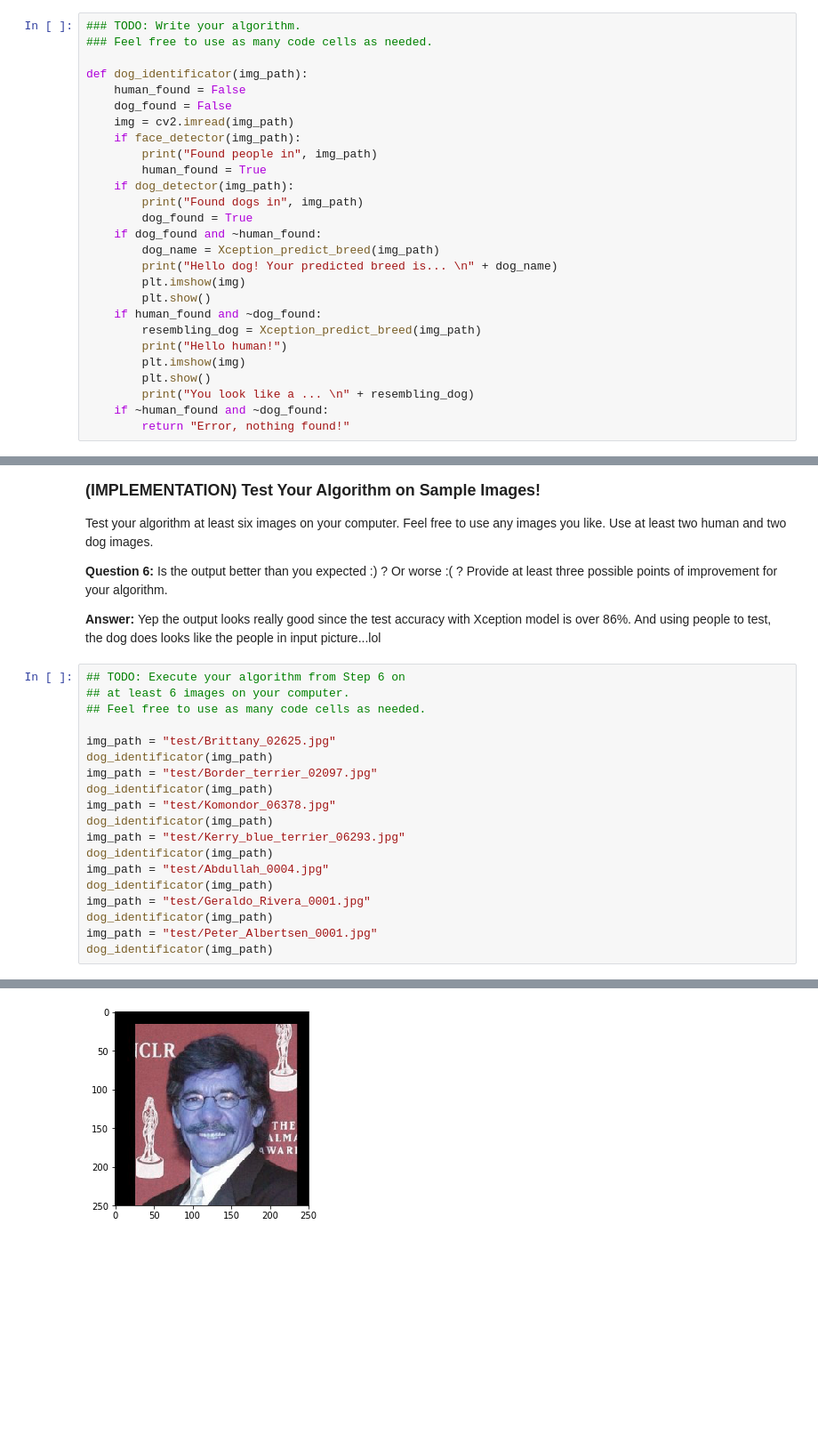
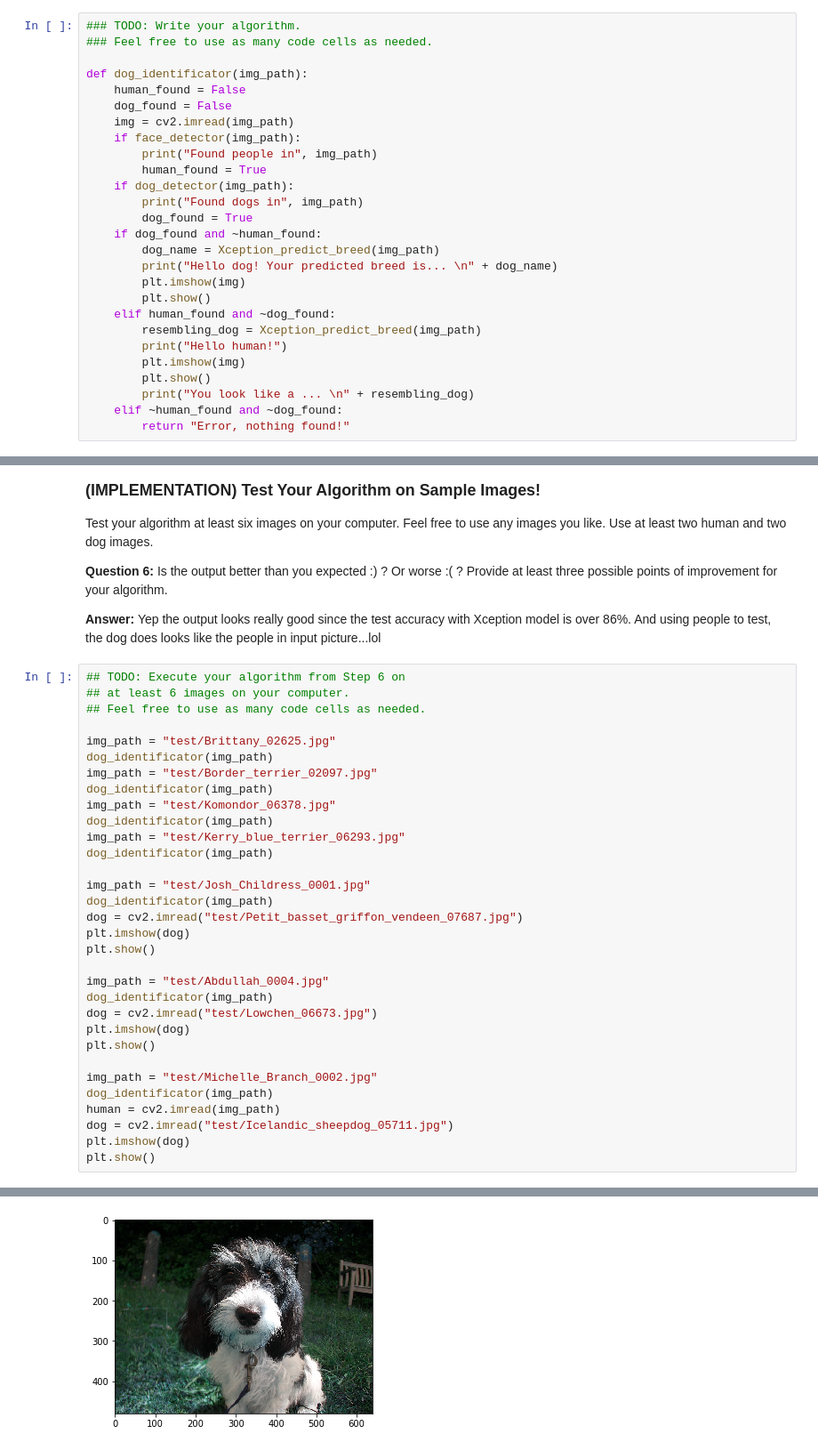
Before and after one commit to zetian/dog-project, a Jupyter notebook: dog_app.ipynb, the cells around one changed output, grey strips where cells are left out. Shown at 89% size. Cells and saved outputs as stored; diff of their text form; blank space fills up the shorter version.

```diff
--- a/dog_app.ipynb
+++ b/dog_app.ipynb
@@ -850,13 +850,13 @@ def dog_identificator(img_path):
         print("Hello dog! Your predicted breed is... \n" + dog_name)
         plt.imshow(img)
         plt.show()
-    if human_found and ~dog_found:
+    elif human_found and ~dog_found:
         resembling_dog = Xception_predict_breed(img_path)
         print("Hello human!")
         plt.imshow(img)
         plt.show()
         print("You look like a ... \n" + resembling_dog)
-    if ~human_found and ~dog_found:
+    elif ~human_found and ~dog_found:
         return "Error, nothing found!"
 # %% [markdown]
 ---
@@ -885,11 +885,24 @@ img_path = "test/Komondor_06378.jpg"
 dog_identificator(img_path)
 img_path = "test/Kerry_blue_terrier_06293.jpg"
 dog_identificator(img_path)
+
+img_path = "test/Josh_Childress_0001.jpg"
+dog_identificator(img_path)
+dog = cv2.imread("test/Petit_basset_griffon_vendeen_07687.jpg")
+plt.imshow(dog)
+plt.show()
+
 img_path = "test/Abdullah_0004.jpg"
 dog_identificator(img_path)
-img_path = "test/Geraldo_Rivera_0001.jpg"
+dog = cv2.imread("test/Lowchen_06673.jpg")
+plt.imshow(dog)
+plt.show()
+
+img_path = "test/Michelle_Branch_0002.jpg"
 dog_identificator(img_path)
-img_path = "test/Peter_Albertsen_0001.jpg"
-dog_identificator(img_path)
+human = cv2.imread(img_path)
+dog = cv2.imread("test/Icelandic_sheepdog_05711.jpg")
+plt.imshow(dog)
+plt.show()
 # %% [output]
 Found dogs in test/Brittany_02625.jpg
@@ -922 +929 @@ Hello human!
-[figure, old version]
+[figure, new version]
```
Also changed, not shown: parts of 1 cell of this notebook.
